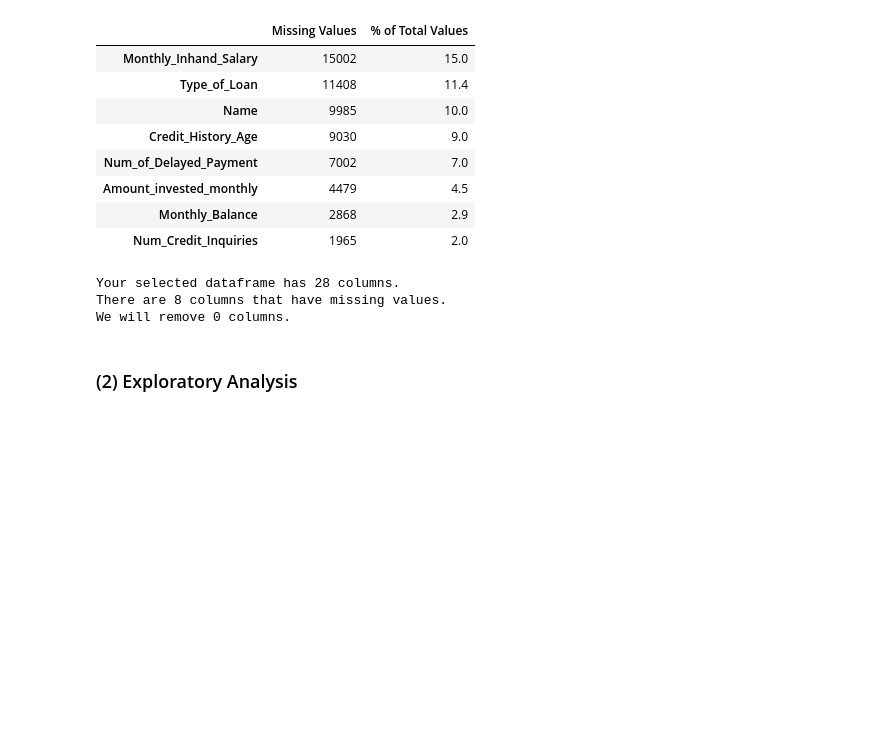
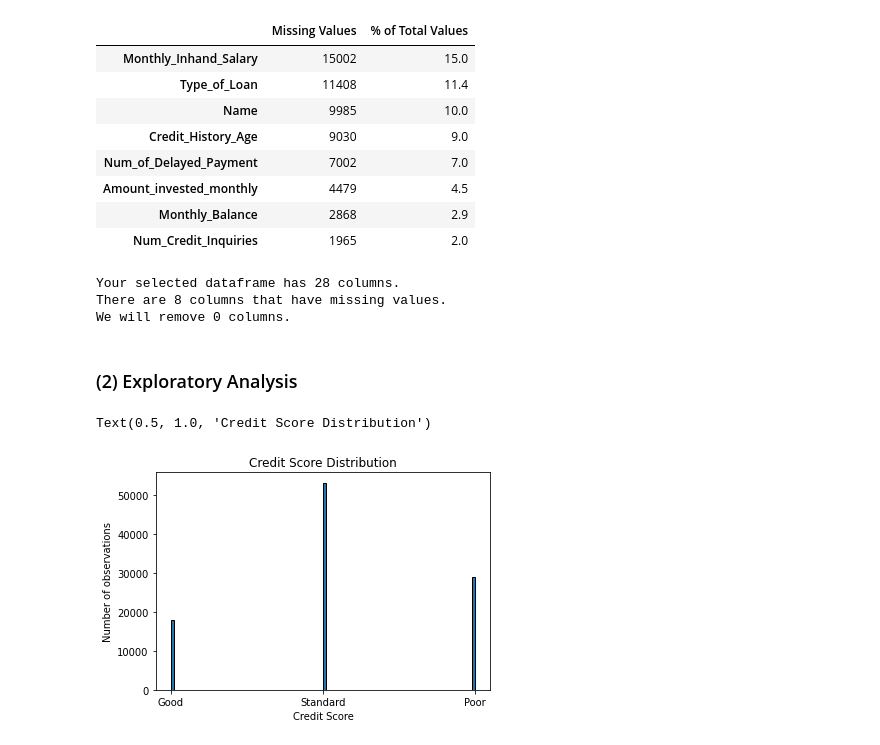
Before and after one commit to jorbea/comp_562_001_final_project, a Jupyter notebook: report.ipynb, the cells around one changed output. Saved outputs shown, nothing was run; the diff lists cells and outputs as text; code cells hidden in the pictures; blank space fills up the shorter version.

```diff
--- a/report.ipynb
+++ b/report.ipynb
@@ -47,6 +58,8 @@ for col in list(data.columns):
         'Payment_of_Min_Amount' in col or 'Payment_Behaviour' in col or
         'Credit_Score' in col):
         data[col] = data[col].astype('string')
+        if ('Occupation' in col):
+            data[col] = data[col].str.replace("_______", "NaN")
     elif ('Age' in col or 'Num_of_Loan' in col):
         data[col] = data[col].astype('string')
         data[col] = data[col].str.replace("_", "")
@@ -133,3 +146,14 @@ There are 8 columns that have missing values.
 We will remove 0 columns.
 # %% [markdown]
 ### (2) Exploratory Analysis
+# %%
+import matplotlib.pyplot as plt
+import seaborn as sns
+
+# Histogram of the Credit Score categories
+plt.hist(data['Credit_Score'].dropna(), bins = 100, edgecolor = 'k')
+plt.xlabel('Credit Score'); plt.ylabel('Number of observations')
+plt.title('Credit Score Distribution')
+# %% [output]
+Text(0.5, 1.0, 'Credit Score Distribution')
+[figure, added]
```
Also changed, not shown: parts of 6 cells of this notebook.
